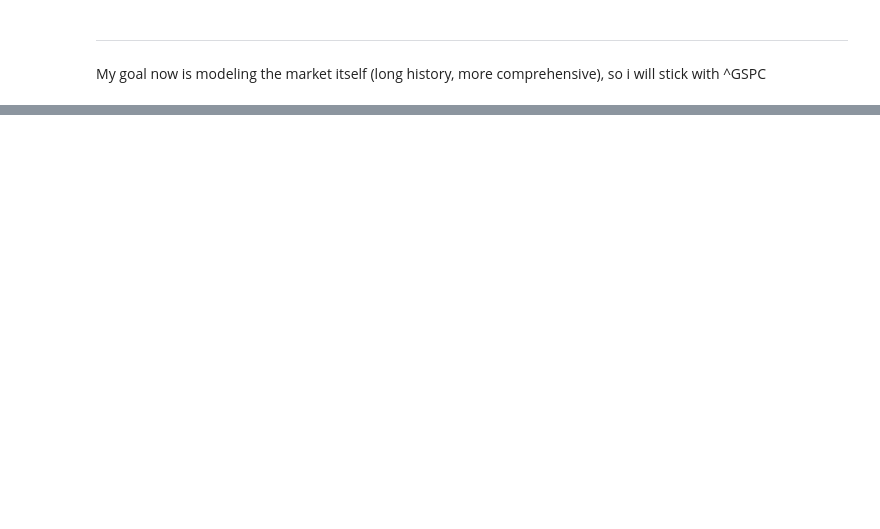
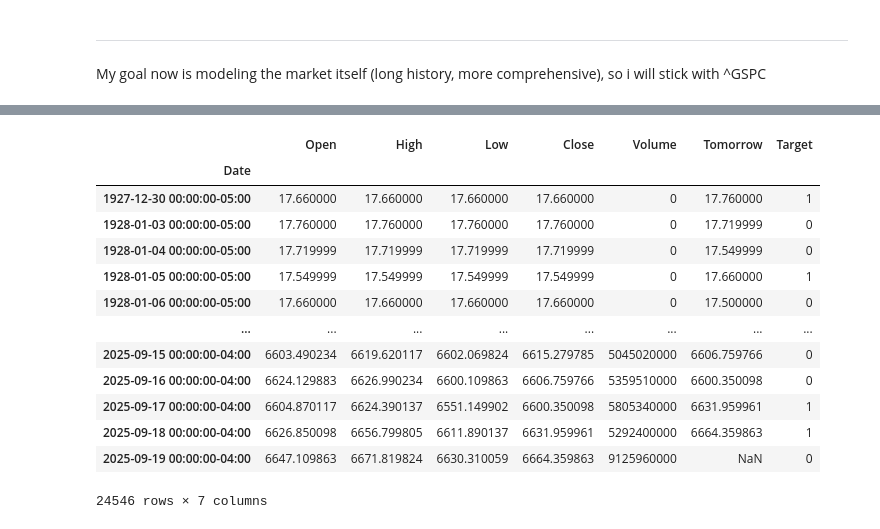
Before and after one commit to etay-atar/machine_learning, a Jupyter notebook: Predict_SandP500_Price.ipynb, the cells around one changed output, grey strips where cells are left out. Cells and saved outputs as stored; diff of their text form; code cells hidden in the pictures; blank space fills up the shorter version.

```diff
--- a/Predict_SandP500_Price.ipynb
+++ b/Predict_SandP500_Price.ipynb
@@ -142,0 +201,3 @@ My goal now is modeling the market itself (long history, more comprehensive), so
+# %%
+#I Take all the close prices and move them back by one day, so the price of the next day is there.
+sp500["Tomorrow"] = sp500["Close"].shift(-1)
@@ -142,0 +221,19 @@ My goal now is modeling the market itself (long history, more comprehensive), so
+# %%
+sp500["Target"] = (sp500["Tomorrow"] > sp500["Close"]).astype(int)
+# %%
+sp500
+# %% [output]
+|  | Open | High | Low | Close | Volume | Tomorrow | Target |
+| Date |  |  |  |  |  |  |  |
+| 1927-12-30 00:00:00-05:00 | 17.660000 | 17.660000 | 17.660000 | 17.660000 | 0 | 17.760000 | 1 |
+| 1928-01-03 00:00:00-05:00 | 17.760000 | 17.760000 | 17.760000 | 17.760000 | 0 | 17.719999 | 0 |
+| 1928-01-04 00:00:00-05:00 | 17.719999 | 17.719999 | 17.719999 | 17.719999 | 0 | 17.549999 | 0 |
+| 1928-01-05 00:00:00-05:00 | 17.549999 | 17.549999 | 17.549999 | 17.549999 | 0 | 17.660000 | 1 |
+| 1928-01-06 00:00:00-05:00 | 17.660000 | 17.660000 | 17.660000 | 17.660000 | 0 | 17.500000 | 0 |
+| ... | ... | ... | ... | ... | ... | ... | ... |
+| 2025-09-15 00:00:00-04:00 | 6603.490234 | 6619.620117 | 6602.069824 | 6615.279785 | 5045020000 | 6606.759766 | 0 |
+| 2025-09-16 00:00:00-04:00 | 6624.129883 | 6626.990234 | 6600.109863 | 6606.759766 | 5359510000 | 6600.350098 | 0 |
+| 2025-09-17 00:00:00-04:00 | 6604.870117 | 6624.390137 | 6551.149902 | 6600.350098 | 5805340000 | 6631.959961 | 1 |
+| 2025-09-18 00:00:00-04:00 | 6626.850098 | 6656.799805 | 6611.890137 | 6631.959961 | 5292400000 | 6664.359863 | 1 |
+| 2025-09-19 00:00:00-04:00 | 6647.109863 | 6671.819824 | 6630.310059 | 6664.359863 | 9125960000 | NaN | 0 |
+24546 rows × 7 columns
```
Also changed, not shown: parts of 20 cells of this notebook.
